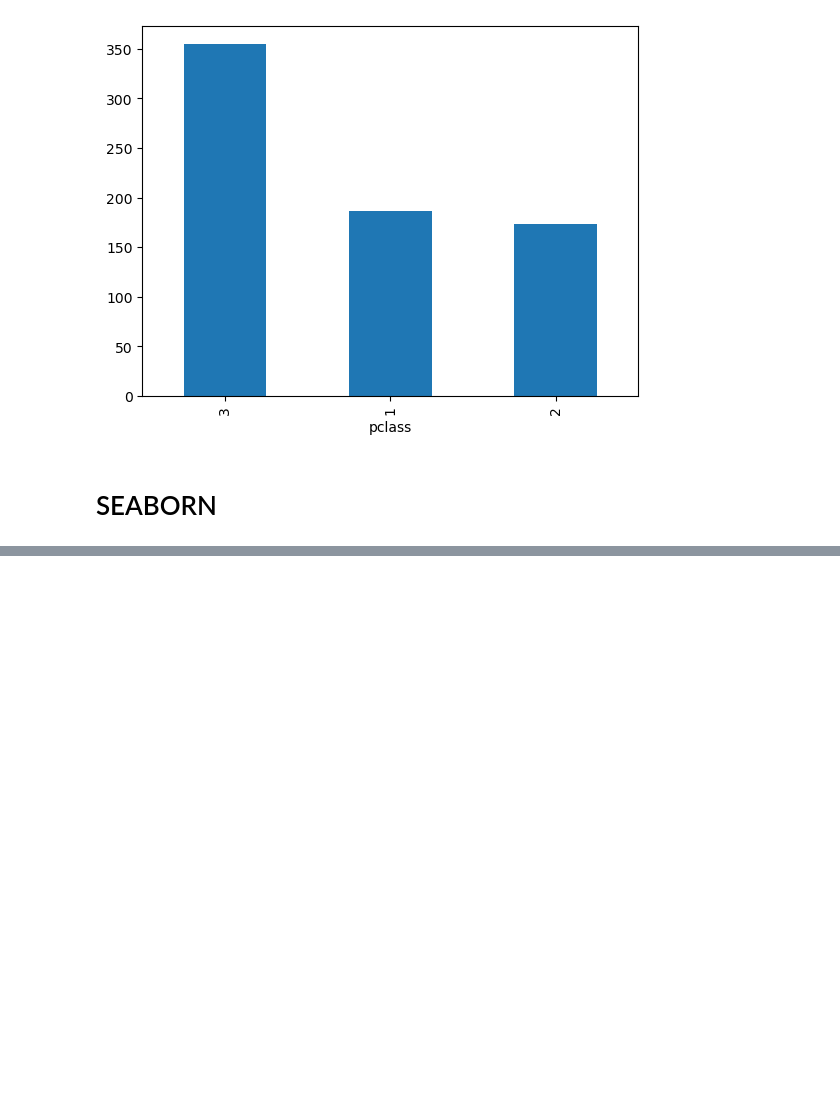
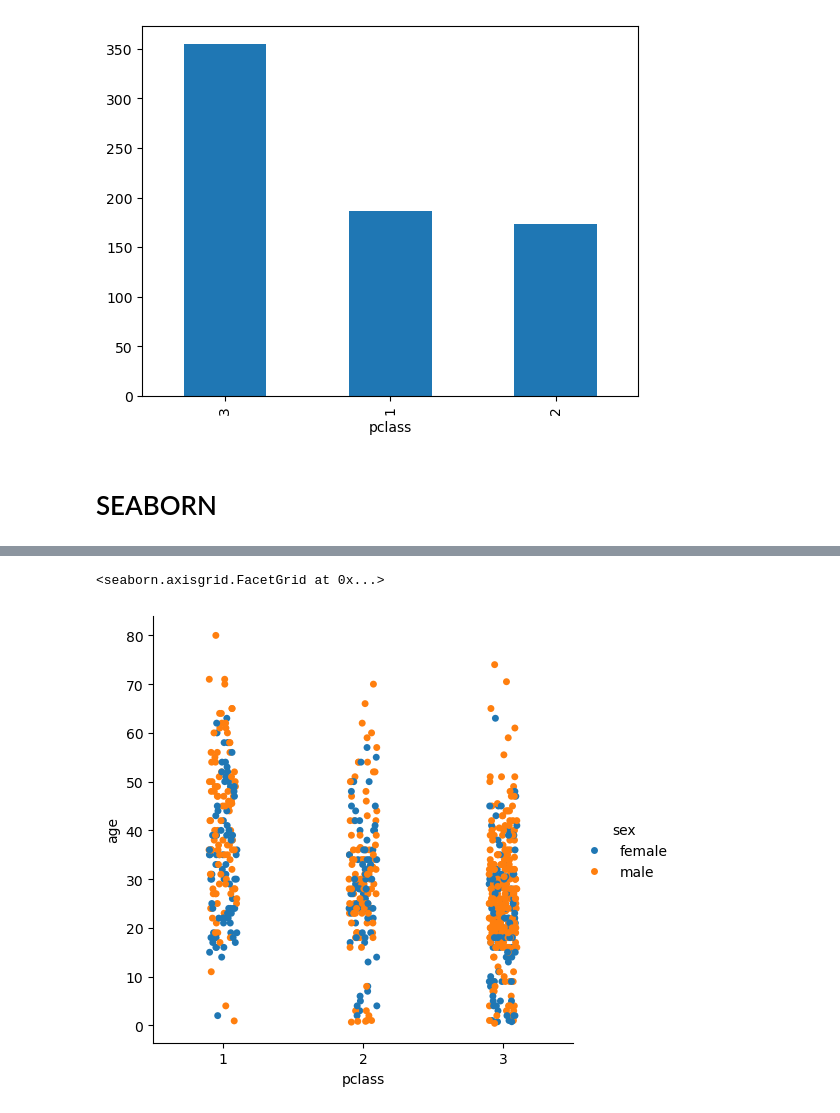
Before and after one commit to DST-NDIAYE/Data-Science-, a Jupyter notebook: revision.ipynb, the cells around one changed output, grey strips where cells are left out. Cells and saved outputs as stored; diff of their text form; code cells hidden in the pictures; blank space fills up the shorter version.

```diff
--- a/revision.ipynb
+++ b/revision.ipynb
@@ -232,0 +275,5 @@ data['pclass'].value_counts().plot.bar()
+# %%
+sns.catplot(x = 'pclass' , y = 'age'  , data=titanic , hue='sex')
+# %% [output]
+<seaborn.axisgrid.FacetGrid at 0x...>
+[figure, added]
```
Also changed, not shown: parts of 12 cells of this notebook.
